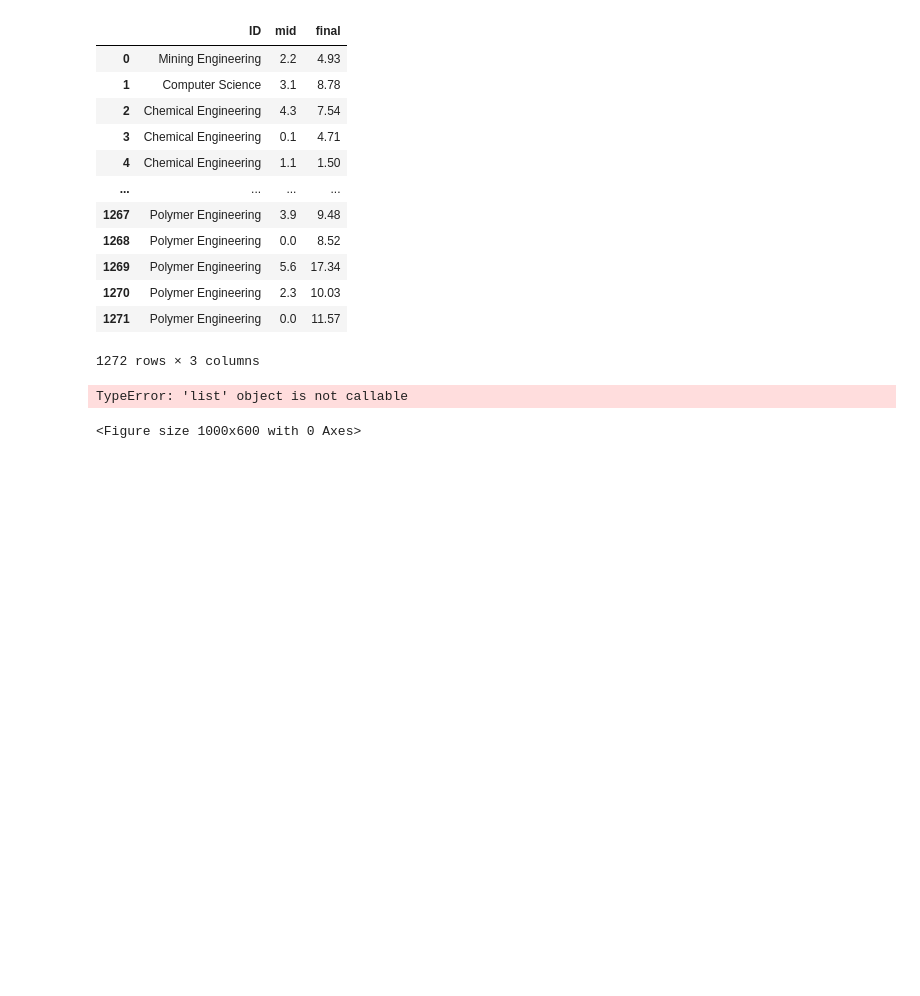
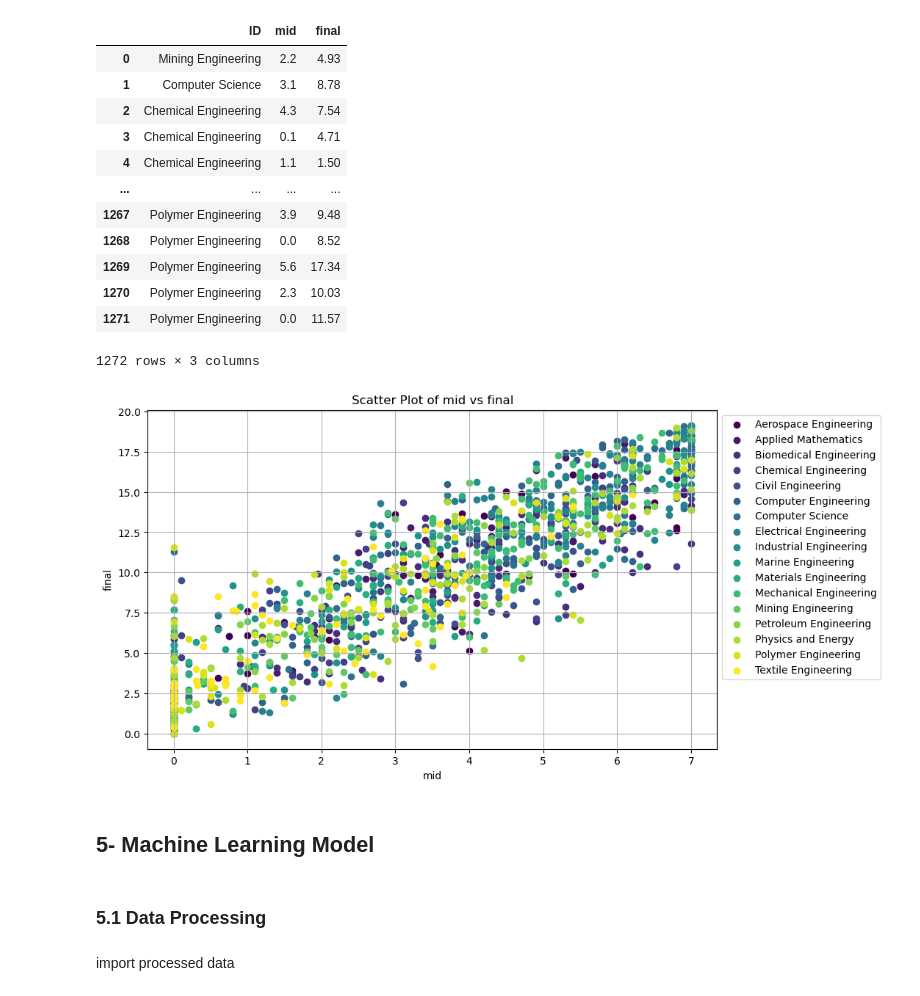
Before and after one commit to kooroshkz/math_grades_analysis, a Jupyter notebook: project_notebook.ipynb, the cells around one changed output. Drawn from its saved outputs; the diff is of its cells as text; code cells hidden in the pictures; blank space fills up the shorter version.

```diff
--- a/project_notebook.ipynb
+++ b/project_notebook.ipynb
@@ -367,15 +374,22 @@ major_df
 # %%
-cmap = plt.color_sequences['tab10']
+cmap = plt.cm.get_cmap('viridis', len(major_df['ID'].unique()))
 plt.figure(figsize=(10, 6))
 for i, (ID, group) in enumerate(major_df.groupby('ID')):
-    plt.scatter(group['mid'], group['final'], color=cmap("tab1"), label=ID)
+    plt.scatter(group['mid'], group['final'], color=cmap(i), label=ID)
 
 plt.xlabel('mid')
 plt.ylabel('final')
 plt.title('Scatter Plot of mid vs final')
 plt.legend(loc='upper left', bbox_to_anchor=(1, 1))
 plt.grid(True)
 plt.show()
 # %% [output]
-TypeError: 'list' object is not callable
-<Figure size 1000x600 with 0 Axes>
+[figure, added]
+# %% [markdown]
+<a name="ml"></a>
+## 5- Machine Learning Model
+# %% [markdown]
+<a name="mldp"></a>
+### 5.1 Data Processing
+# %% [markdown]
+import processed data
```
Also changed, not shown: parts of 28 cells of this notebook, 1 other file.
